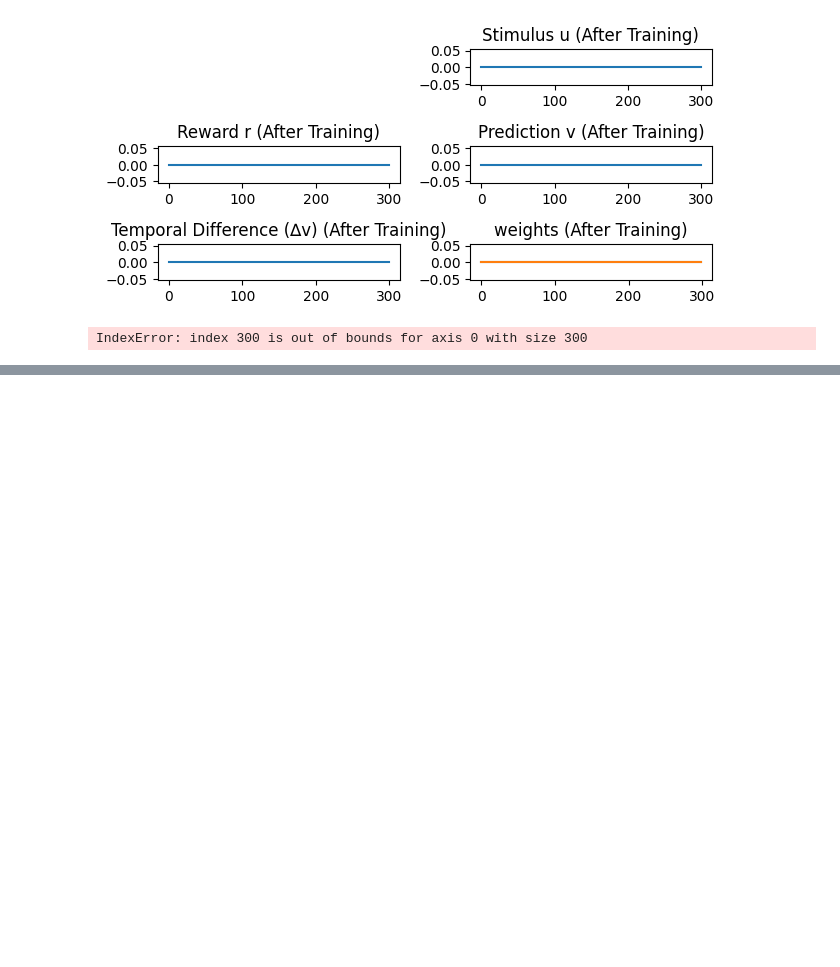
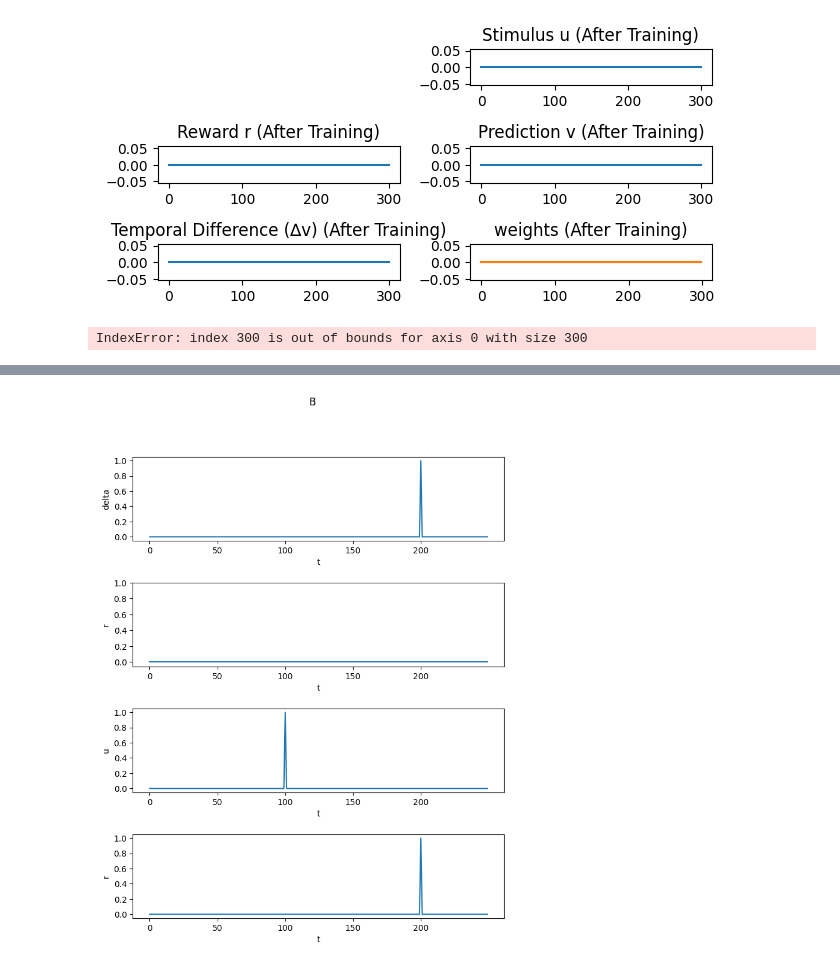
Before and after one commit to alinakrause/NeuralModelling, a Jupyter notebook: TDL.ipynb, the cells around one changed output, grey strips where cells are left out. Drawn from its saved outputs; the diff is of its cells as text; code cells hidden in the pictures; blank space fills up the shorter version.

```diff
--- a/TDL.ipynb
+++ b/TDL.ipynb
@@ -317,0 +338,96 @@ for n in range(0,trials):
+# %%
+import numpy as np
+import matplotlib.pyplot as plt
+from mpl_toolkits import mplot3d
+from scipy.stats import norm
+
+T = 250
+delta = np.zeros((T))
+v = np.zeros((T))
+trials = 250
+w = np.zeros((T))
+r = np.zeros((T))
+u = np.zeros((T))
+
+# r[220] = 1
+r[200] = 1
+u[100] = 1
+e = 0.5
+c = 1
+delta_values = np.zeros((trials, T))
+
+for n in range(0, trials):
+    # delta = np.zeros((T))
+    v = np.zeros((T))
+
+    for t in range(0, T):
+        for tau in range(0, t):
+            v[t] = v[t] + (w[tau] * u[t - tau])
+    for t in range(0, T - 1):
+        delta[t] = r[t] + v[t + 1] - v[t]
+
+    delta_values[n, :] = delta
+    for t in range(0, T):
+        for tau in range(0, t):
+            w[tau] = w[tau] + e * delta[t] * u[t - tau]
+    if ((n == 0) or (n == trials - 1)):
+
+        fig, axes = plt.subplots(4, 1, figsize=(8, 10))
+        plt.suptitle('B')
+
+        axes[0].plot(delta)
+        axes[0].set_xlabel('t')
+        axes[0].set_ylabel('delta')
+        axes[0].set_xticks(np.arange(0, T, step=50))
+        axes[0].set_yticks(np.arange(0, 1.1, step=0.2))
+
+        axes[1].plot(v)
+        axes[1].set_xlabel('t')
+        axes[1].set_ylabel('r')
+        axes[1].set_xticks(np.arange(0, T, step=50))
+        axes[1].set_yticks(np.arange(0, 1.1, step=0.2))
+
+        axes[2].plot(u)
+        axes[2].set_xlabel('t')
+        axes[2].set_ylabel('u')
+        axes[2].set_xticks(np.arange(0, T, step=50))
+        axes[2].set_yticks(np.arange(0, 1.1, step=0.2))
+
+        axes[3].plot(r)
+        axes[3].set_xlabel('t')
+        axes[3].set_ylabel('r')
+        axes[3].set_xticks(np.arange(0, T, step=50))
+        axes[3].set_yticks(np.arange(0, 1.1, step=0.2))
+
+        plt.subplots_adjust(hspace=0.5)
+        plt.show()
+
+# Create a 3D plot
+fig = plt.figure(figsize=(6, 12))
+ax = fig.add_subplot(111, projection='3d')
+
+# Create meshgrid for trials and time
+time_axis, trials_axis = np.meshgrid(np.arange(T), np.arange(trials))
+
+# Plot the 3D surface
+
+ax.plot_surface(time_axis, trials_axis, delta_values, cmap='gray',
+                edgecolor='black', linewidth=0.1)
+
+# Set labels for each axis
+ax.set_xlabel('Time')
+ax.set_ylabel('Trials')
+ax.set_zlabel('Delta')
+
+# Set y-ticks explicitly
+ax.set_yticks(np.arange(0, trials, step=50))
+
+# Adjust the layout to avoid overlapping
+plt.tight_layout(rect=[0, 0, 1, 1])
+ax.view_init(30, -60)
+ax.set_zlim(0, 1)  # Adjust the z-axis limit for better visibility
+
+plt.title('A')
+plt.show()
+# %% [output]
+[figure, added]
```
Also changed, not shown: parts of 3 cells of this notebook.
